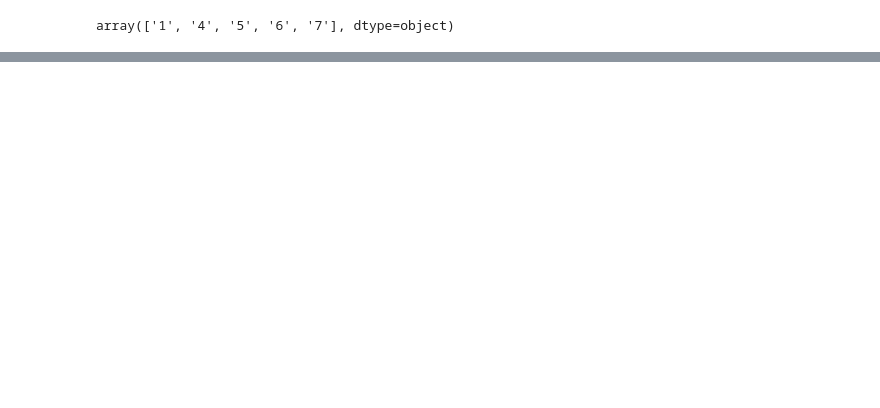
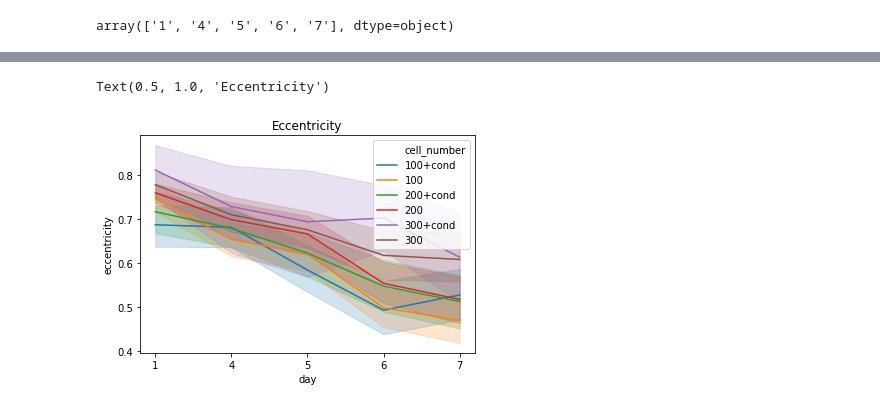
Before and after one commit to aaristov/nd2tools, a Jupyter notebook: organoid_shape_stats.ipynb, the cells around one changed output, grey strips where cells are left out. Cells and saved outputs as stored; diff of their text form; code cells hidden in the pictures; blank space fills up the shorter version.

```diff
--- a/organoid_shape_stats.ipynb
+++ b/organoid_shape_stats.ipynb
@@ -100,0 +127,6 @@ cell num 300+cond001
+# %%
+sns.lineplot(x='day', y='eccentricity', hue='cell_number',data=dfs_all)
+plt.title('Eccentricity')
+# %% [output]
+Text(0.5, 1.0, 'Eccentricity')
+[figure, added]
```
Also changed, not shown: parts of 8 cells of this notebook.
